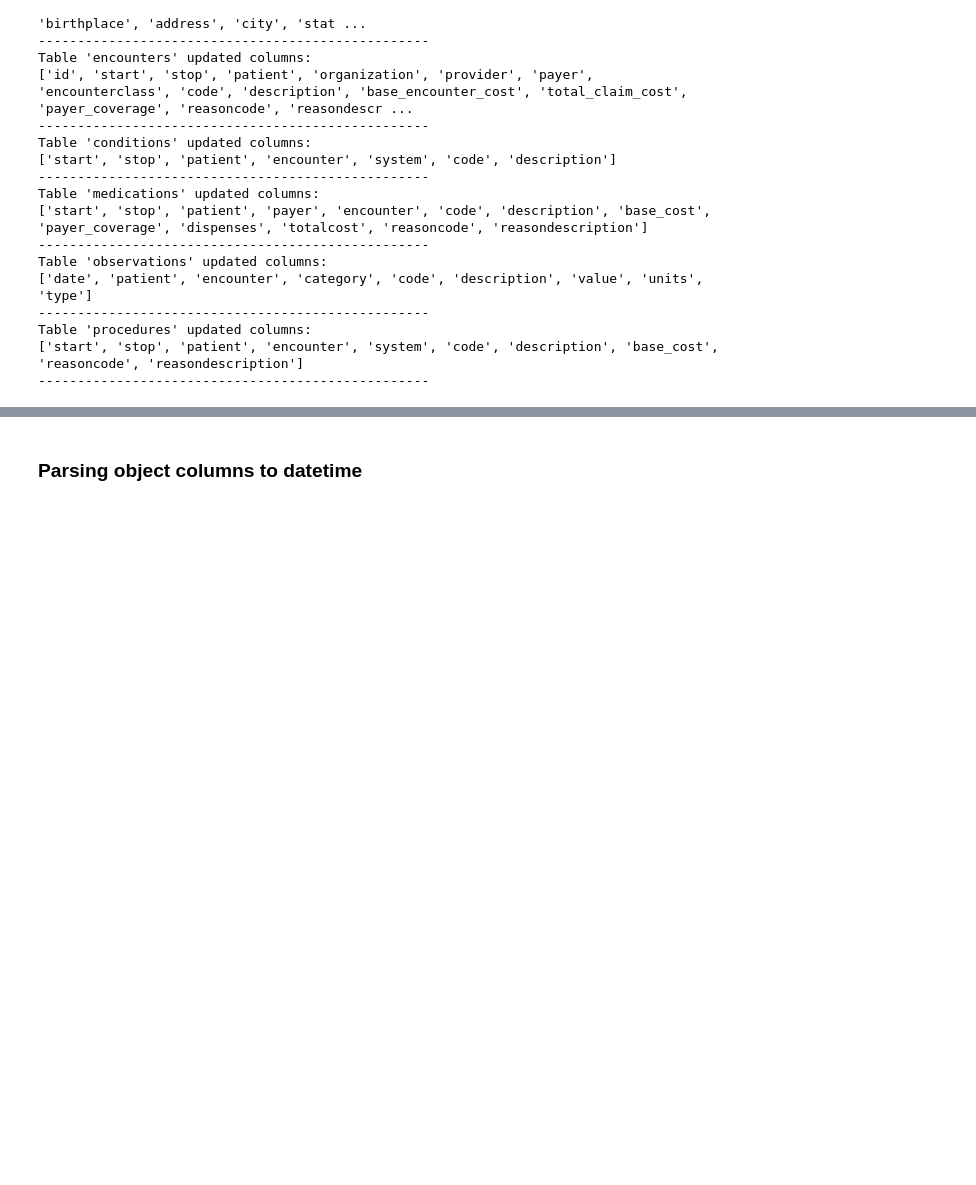
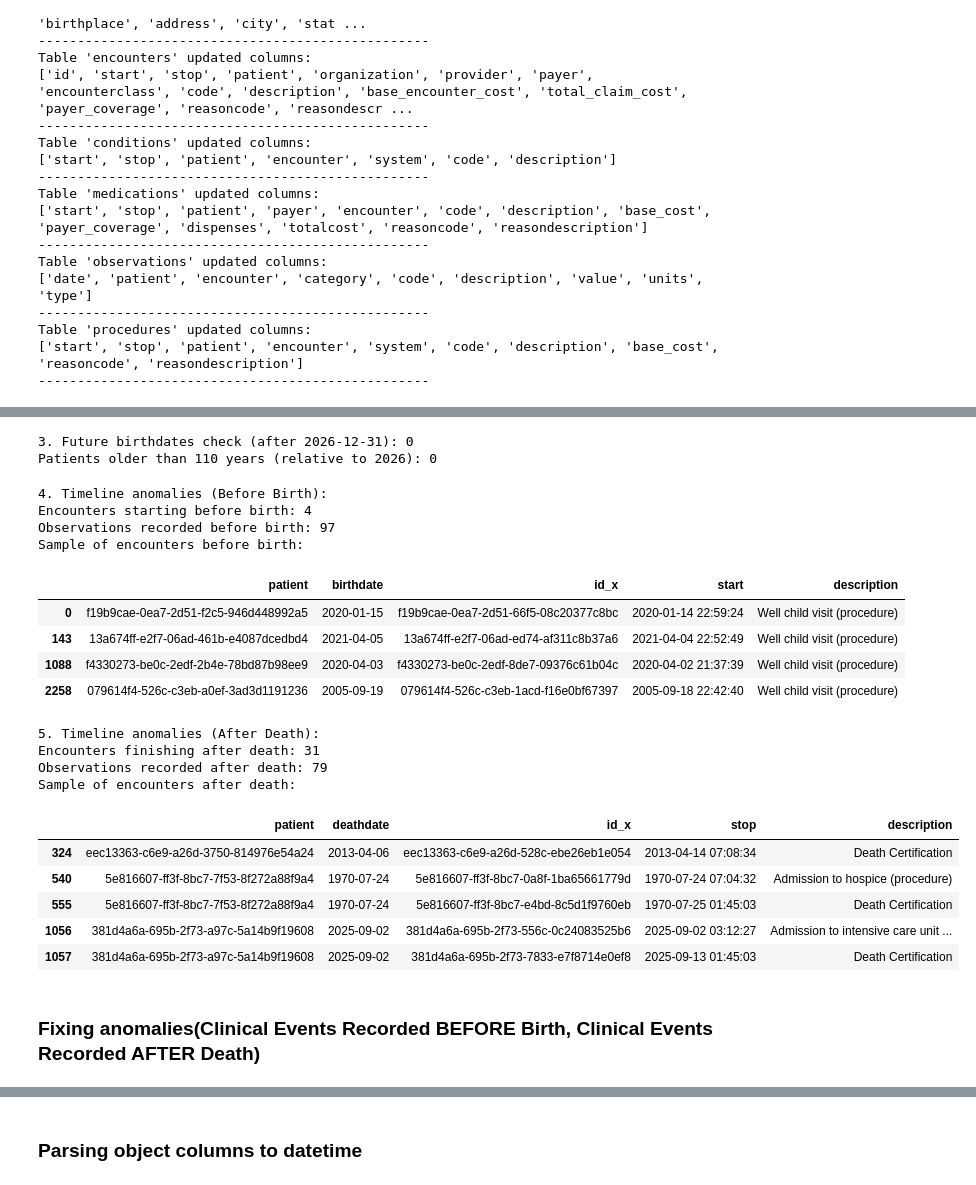
Before and after one commit to filfish2007-cav/Hospital_LLM, a Jupyter notebook: DataCleaning_EDA.ipynb, the cells around one changed output, grey strips where cells are left out. Drawn from its saved outputs; the diff is of its cells as text; code cells hidden in the pictures; blank space fills up the shorter version.

```diff
--- a/DataCleaning_EDA.ipynb
+++ b/DataCleaning_EDA.ipynb
@@ -707,0 +775,79 @@ Table 'procedures' updated columns:
+# %%
+# 3. Check for future dates relative to current logic (e.g. up to 2026 as observed in date ranges)
+reference_date = pd.to_datetime('2026-12-31')
+future_births = patients_df[patients_df['birthdate'] > reference_date]
+print(f"\n3. Future birthdates check (after 2026-12-31): {len(future_births)}")
+
+# Calculate approximate age
+patients_df['age_at_reference'] = (reference_date - patients_df['birthdate']).dt.days / 365.25
+extremely_old = patients_df[patients_df['age_at_reference'] > 110]
+print(f"Patients older than 110 years (relative to 2026): {len(extremely_old)}")
+if not extremely_old.empty:
+    display(extremely_old[['id', 'birthdate', 'age_at_reference']])
+# %% [output]
+3. Future birthdates check (after 2026-12-31): 0
+Patients older than 110 years (relative to 2026): 0
+# %%
+# 4. Cross-table consistency: Events before birthdate or after deathdate
+# Parse dates in encounters and observations for precise comparisons
+encounters_df = data['encounters'].copy()
+encounters_df['start'] = pd.to_datetime(encounters_df['start'], errors='coerce').dt.tz_localize(None)
+encounters_df['stop'] = pd.to_datetime(encounters_df['stop'], errors='coerce').dt.tz_localize(None)
+
+observations_df = data['observations'].copy()
+observations_df['date'] = pd.to_datetime(observations_df['date'], errors='coerce').dt.tz_localize(None)
+
+# Align patients_df timezone
+p_temp = patients_df.copy()
+p_temp['birthdate'] = p_temp['birthdate'].dt.tz_localize(None)
+p_temp['deathdate'] = p_temp['deathdate'].dt.tz_localize(None)
+
+# Merge patient boundaries with clinical events
+enc_check = encounters_df.merge(p_temp[['id', 'birthdate', 'deathdate']], left_on='patient', right_on='id')
+obs_check = observations_df.merge(p_temp[['id', 'birthdate', 'deathdate']], left_on='patient', right_on='id')
+
+# Check encounters/observations occurring before patient birth
+enc_before_birth = enc_check[enc_check['start'] < enc_check['birthdate']]
+obs_before_birth = obs_check[obs_check['date'] < obs_check['birthdate']]
+
+print(f"\n4. Timeline anomalies (Before Birth):")
+print(f"Encounters starting before birth: {len(enc_before_birth)}")
+print(f"Observations recorded before birth: {len(obs_before_birth)}")
+
+if not enc_before_birth.empty:
+    print("Sample of encounters before birth:")
+    display(enc_before_birth[['patient', 'birthdate', 'id_x', 'start', 'description']].head())
+
+# Check encounters/observations occurring after patient death
+enc_after_death = enc_check[(enc_check['deathdate'].notna()) & (enc_check['stop'] > enc_check['deathdate'])]
+obs_after_death = obs_check[(obs_check['deathdate'].notna()) & (obs_check['date'] > obs_check['deathdate'])]
+
+print(f"\n5. Timeline anomalies (After Death):")
+print(f"Encounters finishing after death: {len(enc_after_death)}")
+print(f"Observations recorded after death: {len(obs_after_death)}")
+
+if not enc_after_death.empty:
+    print("Sample of encounters after death:")
+    display(enc_after_death[['patient', 'deathdate', 'id_x', 'stop', 'description']].head())
+# %% [output]
+4. Timeline anomalies (Before Birth):
+Encounters starting before birth: 4
+Observations recorded before birth: 97
+Sample of encounters before birth:
+|  | patient | birthdate | id_x | start | description |
+| 0 | f19b9cae-0ea7-2d51-f2c5-946d448992a5 | 2020-01-15 | f19b9cae-0ea7-2d51-66f5-08c20377c8bc | 2020-01-14 22:59:24 | Well child visit (procedure) |
+| 143 | 13a674ff-e2f7-06ad-461b-e4087dcedbd4 | 2021-04-05 | 13a674ff-e2f7-06ad-ed74-af311c8b37a6 | 2021-04-04 22:52:49 | Well child visit (procedure) |
+| 1088 | f4330273-be0c-2edf-2b4e-78bd87b98ee9 | 2020-04-03 | f4330273-be0c-2edf-8de7-09376c61b04c | 2020-04-02 21:37:39 | Well child visit (procedure) |
+| 2258 | 079614f4-526c-c3eb-a0ef-3ad3d1191236 | 2005-09-19 | 079614f4-526c-c3eb-1acd-f16e0bf67397 | 2005-09-18 22:42:40 | Well child visit (procedure) |
+5. Timeline anomalies (After Death):
+Encounters finishing after death: 31
+Observations recorded after death: 79
+Sample of encounters after death:
+|  | patient | deathdate | id_x | stop | description |
+| 324 | eec13363-c6e9-a26d-3750-814976e54a24 | 2013-04-06 | eec13363-c6e9-a26d-528c-ebe26eb1e054 | 2013-04-14 07:08:34 | Death Certification |
+| 540 | 5e816607-ff3f-8bc7-7f53-8f272a88f9a4 | 1970-07-24 | 5e816607-ff3f-8bc7-0a8f-1ba65661779d | 1970-07-24 07:04:32 | Admission to hospice (procedure) |
+| 555 | 5e816607-ff3f-8bc7-7f53-8f272a88f9a4 | 1970-07-24 | 5e816607-ff3f-8bc7-e4bd-8c5d1f9760eb | 1970-07-25 01:45:03 | Death Certification |
+| 1056 | 381d4a6a-695b-2f73-a97c-5a14b9f19608 | 2025-09-02 | 381d4a6a-695b-2f73-556c-0c24083525b6 | 2025-09-02 03:12:27 | Admission to intensive care unit ... |
+| 1057 | 381d4a6a-695b-2f73-a97c-5a14b9f19608 | 2025-09-02 | 381d4a6a-695b-2f73-7833-e7f8714e0ef8 | 2025-09-13 01:45:03 | Death Certification |
+# %% [markdown]
+### Fixing anomalies(Clinical Events Recorded BEFORE Birth, Clinical Events Recorded AFTER Death)
```
Also changed, not shown: parts of 8 cells of this notebook.
